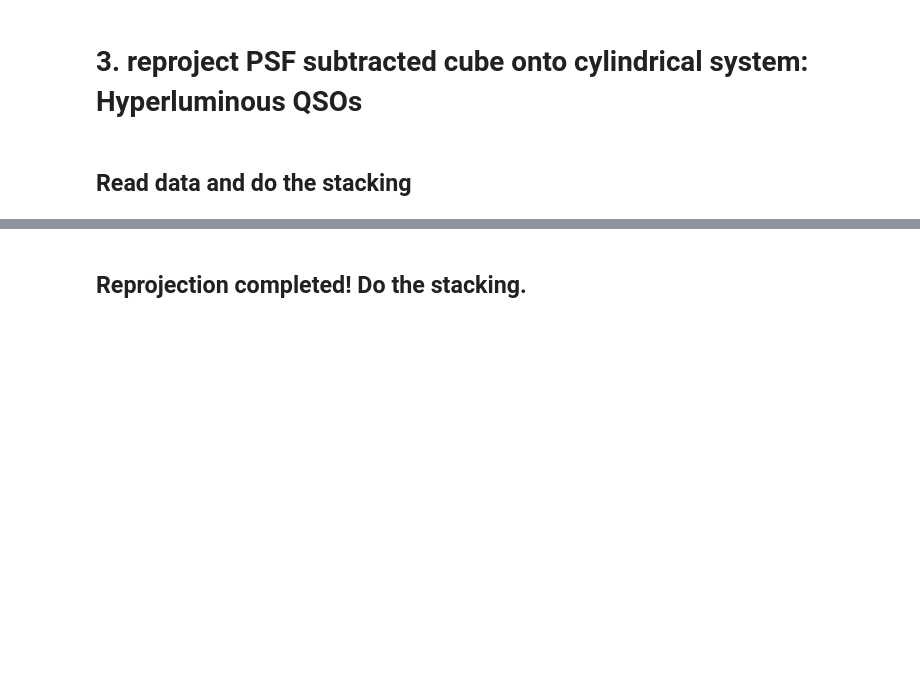
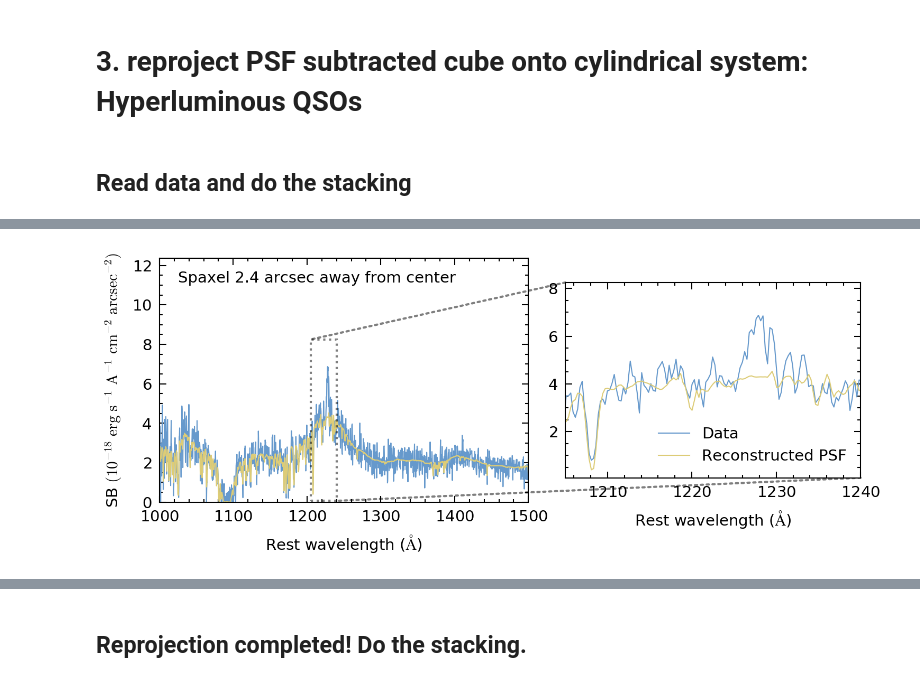
Before and after one commit to yuanzeding/KBSS_DataAnalysis, a Jupyter notebook: stack_analysis/stacking.ipynb, the cells around one changed output, grey strips where cells are left out. Drawn from its saved outputs; the diff is of its cells as text; code cells hidden in the pictures; blank space fills up the shorter version.

```diff
--- a/stack_analysis/stacking.ipynb
+++ b/stack_analysis/stacking.ipynb
@@ -782,3 +804,72 @@ fn
+# %%
+import scienceplots
+plt.style.use(["science",'no-latex'])
+plt.rcParams.update({
+    "font.family": "dejavu sans",   # specify font family here
+    "font.serif": ["Times"],  # specify font here
+    "font.size":7,
+"legend.fancybox":True})
+subhdu=fits.open("/disk/bifrost/yuanze/KBSS/Q0100/QSO/q0100-qso_icubes_wcs.fits")
+psfhdu=fits.open("/disk/bifrost/yuanze/KBSS/CubEx_run/Q0100/psfout.fits")
+
+
+colorlst=["#CC6677","#DDCC77","#6699CC"]
+fig=plt.figure(figsize=(3,2),dpi=300)
+#gs = fig.add_gridspec(1,1, hspace=0)
+axs = plt.subplot()
+
+lw=0.5
+fac=1.0
+
+hdr=subhdu[0].header
+wave=(np.arange(hdr['NAXIS3']) - hdr['CRPIX3'] + 1) * hdr['CD3_3'] + hdr['CRVAL3']
+wave=wave/(1+2.686)
+xpos=42
+ypos=50
+
+efactor=100
+ydasub=subhdu[0].data[:,xpos,ypos]*efactor
+ydapsf=psfhdu[0].data[:,xpos,ypos]*efactor
+
+axs.plot(wave,ydasub,colorlst[2],ms=0.5,label="Data",lw=lw)
+axs.plot(wave,ydapsf,colorlst[1],ms=0.5,label="PSF",lw=lw)
+
+
+axs.set_xlabel(r"Rest wavelength ($\rm \AA$)")
+axs.set_ylabel(r"SB $\rm (10^{-18}~erg~s^{-1}~A^{-1}~cm^{-2}~arcsec^{-2})$")
+axs.set_xlim([1000,1500])
+axs.text(0.05,0.90,"Spaxel 2.4 arcsec away from center",transform=axs.transAxes)
+#axs.text(0.05,0.84,r"Log$[\,\xi/$erg$\,$cm$\,$s$^{-1}]=%d $"%logxi,transform=axs.transAxes)
+axs.set_ylim([0,1.8*np.max(ydasub[1000:2000])])
+
+
+axins=axs.inset_axes([1.1,0.1,0.8,0.8])
+
+axins.plot(wave,ydasub,colorlst[2],ms=0.5,label="Data",lw=lw)
+axins.plot(wave,ydapsf,colorlst[1],ms=0.5,label="Reconstructed PSF",lw=lw)
+
+axins.set_xlim([1205,1240])
+axins.set_ylim([0.01*np.max(ydasub[1000:2000]),1.2*np.max(ydasub[1000:2000])])
+#axins.set_xscale("log")
+#axins.set_yscale("log")
+axins.set_xlabel(r"Rest wavelength ($\rm \AA$)")
+axins.legend()
+rec,clines=axs.indicate_inset_zoom(axins,edgecolor="k",ls=':')
+clines[2].set_linestyle(':')
+clines[1].set_linestyle(':')
+#clines[1].set(arrowstyle='wedge')
+#axins.set_yticks([])
+#axins.set_yticklabels([])
+#ax3ins.axhline(y=1,c="k",lw=1)
+
+
+
+
+#axs=plt.gca()
+#plt.text(0.05,0.9,datype,transform=axs.transAxes)
+fig.savefig(KBSSpath+"/fig/PSF_sub_outs.pdf")
+# %% [output]
+[figure, added]
 # %%
 qsos = ascii.read(KBSSpath+"/KCWI/qsos_bright_updated.list",format="ipac")
 #QSOtab=qsos[(qsos['contam']=="False")&(qsos['Field']!="Q1623")]
```
Also changed, not shown: parts of 30 cells of this notebook, 54 other files.
